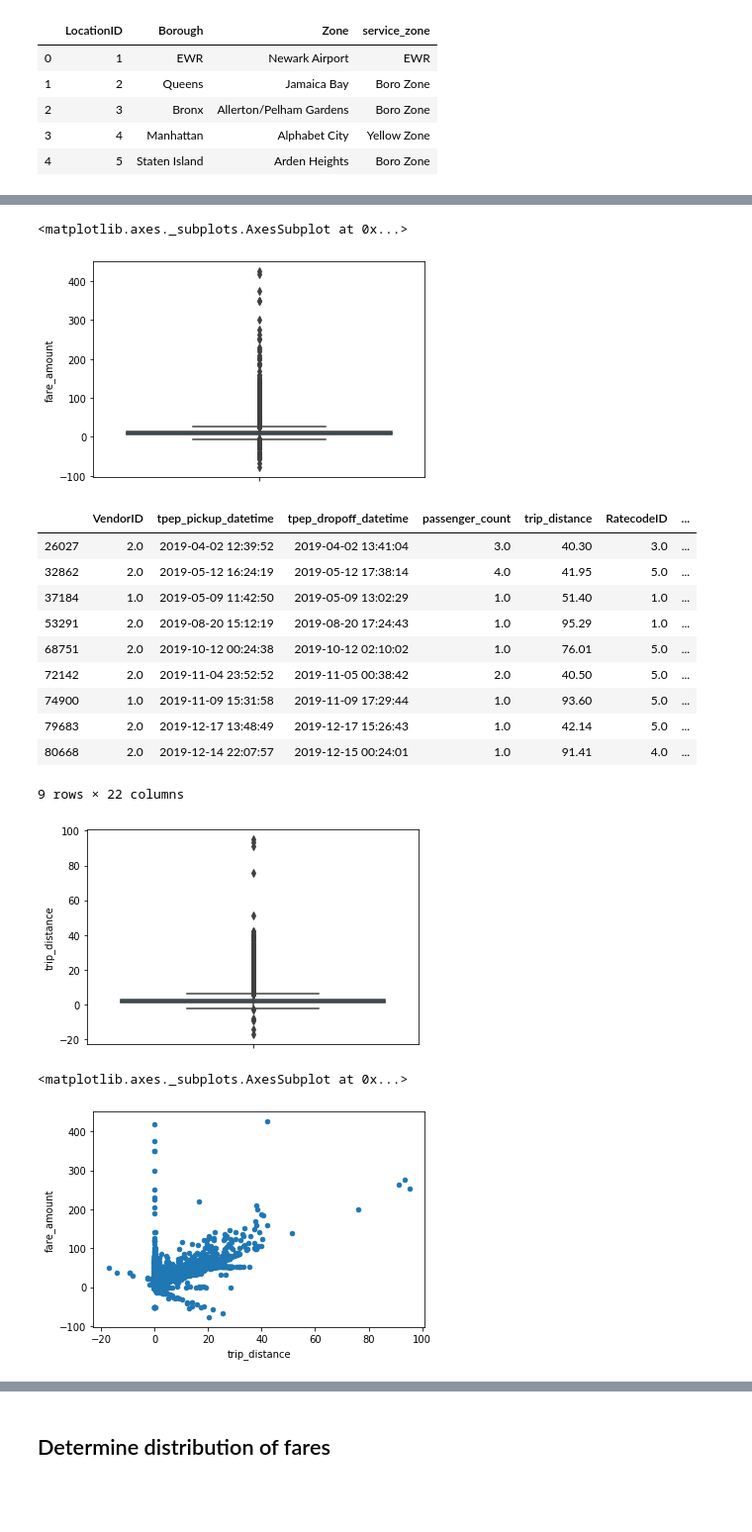
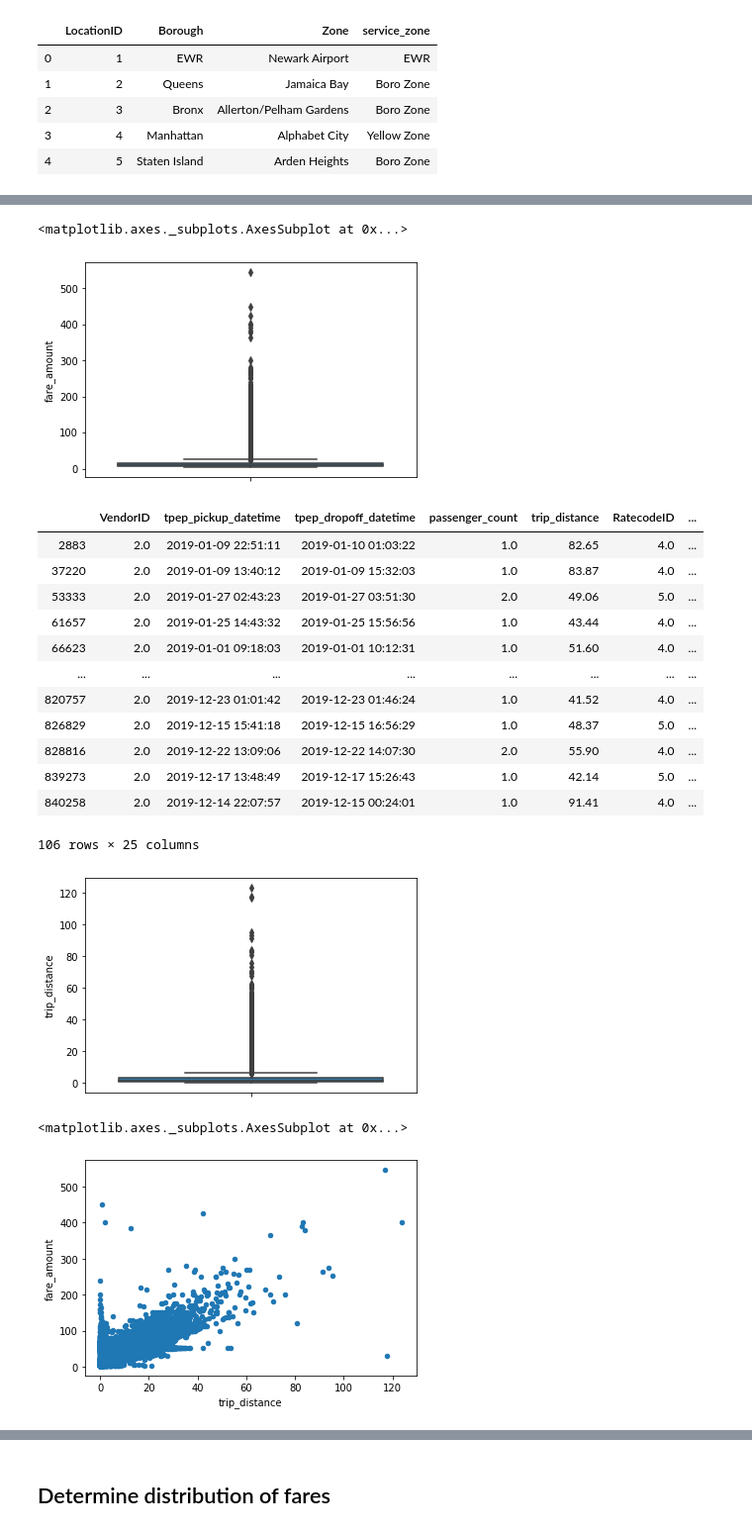
Before and after one commit to JacobHelwig/Fare-Prediction, a Jupyter notebook: Taxi Exploration.ipynb, the cells around one changed output, grey strips where cells are left out. Shown: that part at 99% size. Saved outputs shown, nothing was run; the diff lists cells and outputs as text; code cells hidden in the pictures; blank space fills up the shorter version.

```diff
--- a/Taxi Exploration.ipynb
+++ b/Taxi Exploration.ipynb
@@ -27,7 +27,7 @@ taxi_clean.drop(taxi_clean[taxi_clean['ride_duration'] > timedelta(hours=3)].ind
 taxi_clean.drop(taxi_clean[taxi_clean['ride_duration'] < timedelta(seconds=1)].index, inplace=True)
 # %%
  # drop rides with negative distances
-taxi_clean.drop(taxi_clean[taxi_clean["trip_distance"]<0].index, inplace = True)
+taxi_clean.drop(taxi_clean[taxi_clean["trip_distance"] <= 0 ].index, inplace = True)
 # %%
 # drop rides with negative fares
 taxi_clean.drop(taxi_clean[taxi_clean["fare_amount"]<=2.5].index, inplace = True)
@@ -183,31 +149,33 @@ max fare: 425.0
 # %%
 import seaborn as sns
-sns.boxplot(y=taxi_med['fare_amount'])
+sns.boxplot(y=taxi_clean['fare_amount'])
 #this shows some very clear outliers in our data.
 # %% [output]
 <matplotlib.axes._subplots.AxesSubplot at 0x...>
-[figure, old version]
+[figure, new version]
 # %%
-sns.boxplot(y = taxi_med['trip_distance'])
+sns.boxplot(y = taxi_clean['trip_distance'])
 
 
-taxi_med[ taxi_med['trip_distance'] > 40]
-#we have only 9 instances where the trip was more than 40 miles
+taxi_clean[ taxi_clean['trip_distance'] > 40]
+#we have only 106 instances where the trip was more than 40 miles
 # %% [output]
 |  | VendorID | tpep_pickup_datetime | tpep_dropoff_datetime | passenger_count | trip_distance | RatecodeID | ... |
-| 26027 | 2.0 | 2019-04-02 12:39:52 | 2019-04-02 13:41:04 | 3.0 | 40.30 | 3.0 | ... |
-| 32862 | 2.0 | 2019-05-12 16:24:19 | 2019-05-12 17:38:14 | 4.0 | 41.95 | 5.0 | ... |
-| 37184 | 1.0 | 2019-05-09 11:42:50 | 2019-05-09 13:02:29 | 1.0 | 51.40 | 1.0 | ... |
-| 53291 | 2.0 | 2019-08-20 15:12:19 | 2019-08-20 17:24:43 | 1.0 | 95.29 | 1.0 | ... |
-| 68751 | 2.0 | 2019-10-12 00:24:38 | 2019-10-12 02:10:02 | 1.0 | 76.01 | 5.0 | ... |
-| 72142 | 2.0 | 2019-11-04 23:52:52 | 2019-11-05 00:38:42 | 2.0 | 40.50 | 5.0 | ... |
-| 74900 | 1.0 | 2019-11-09 15:31:58 | 2019-11-09 17:29:44 | 1.0 | 93.60 | 5.0 | ... |
-| 79683 | 2.0 | 2019-12-17 13:48:49 | 2019-12-17 15:26:43 | 1.0 | 42.14 | 5.0 | ... |
-| 80668 | 2.0 | 2019-12-14 22:07:57 | 2019-12-15 00:24:01 | 1.0 | 91.41 | 4.0 | ... |
+| 2883 | 2.0 | 2019-01-09 22:51:11 | 2019-01-10 01:03:22 | 1.0 | 82.65 | 4.0 | ... |
+| 37220 | 2.0 | 2019-01-09 13:40:12 | 2019-01-09 15:32:03 | 1.0 | 83.87 | 4.0 | ... |
+| 53333 | 2.0 | 2019-01-27 02:43:23 | 2019-01-27 03:51:30 | 2.0 | 49.06 | 5.0 | ... |
+| 61657 | 2.0 | 2019-01-25 14:43:32 | 2019-01-25 15:56:56 | 1.0 | 43.44 | 4.0 | ... |
+| 66623 | 2.0 | 2019-01-01 09:18:03 | 2019-01-01 10:12:31 | 1.0 | 51.60 | 4.0 | ... |
+| ... | ... | ... | ... | ... | ... | ... | ... |
+| 820757 | 2.0 | 2019-12-23 01:01:42 | 2019-12-23 01:46:24 | 1.0 | 41.52 | 4.0 | ... |
+| 826829 | 2.0 | 2019-12-15 15:41:18 | 2019-12-15 16:56:29 | 1.0 | 48.37 | 5.0 | ... |
+| 828816 | 2.0 | 2019-12-22 13:09:06 | 2019-12-22 14:07:30 | 2.0 | 55.90 | 4.0 | ... |
+| 839273 | 2.0 | 2019-12-17 13:48:49 | 2019-12-17 15:26:43 | 1.0 | 42.14 | 5.0 | ... |
+| 840258 | 2.0 | 2019-12-14 22:07:57 | 2019-12-15 00:24:01 | 1.0 | 91.41 | 4.0 | ... |
-9 rows × 22 columns
+106 rows × 25 columns
-[figure, old version]
+[figure, new version]
 # %%
-taxi_med.plot.scatter(x='trip_distance', y='fare_amount')
+taxi_clean.plot.scatter(x='trip_distance', y='fare_amount')
 # %% [output]
 <matplotlib.axes._subplots.AxesSubplot at 0x...>
-[figure, old version]
+[figure, new version]
```
Also changed, not shown: parts of 42 cells of this notebook, 1 other file.
